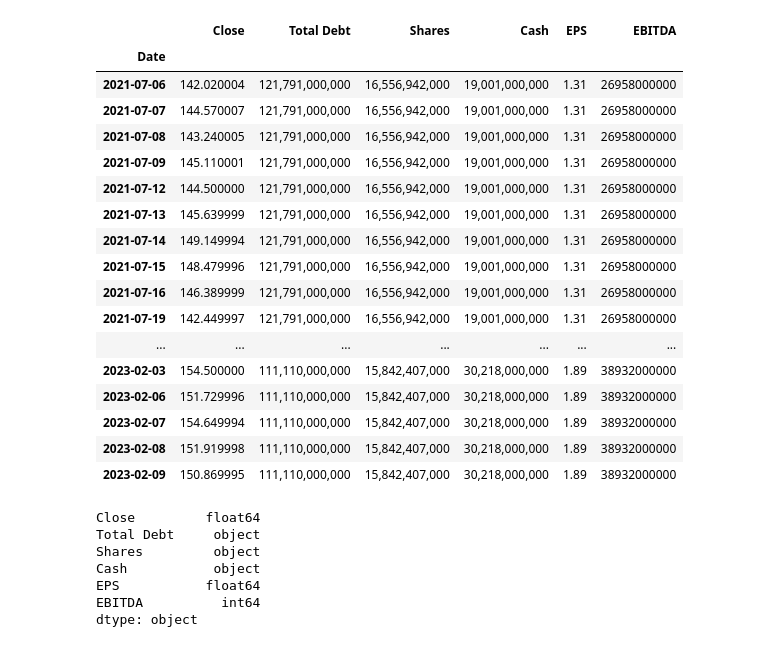
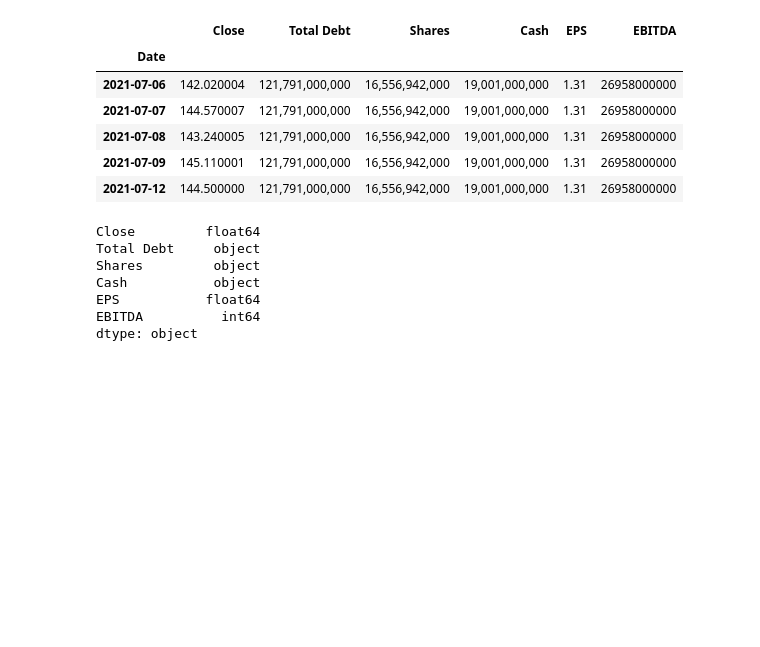
Before and after one commit to alexnovis1/Analyst_Rating, a Jupyter notebook: analyst_rating.ipynb, the cells around one changed output. Cells and saved outputs as stored; diff of their text form; code cells hidden in the pictures; blank space fills up the shorter version.

```diff
--- a/analyst_rating.ipynb
+++ b/analyst_rating.ipynb
@@ -394,26 +436,18 @@ aapl_8
 # %%
+# Concat Data for all time periods
 aapl_df = aapl_8.append(aapl_7).append(aapl_6).append(aapl_5).append(aapl_4).append(aapl_3).append(aapl_2).append(aapl_1)
 aapl_df.reset_index()
 aapl_df.sort_values(by="Date", ascending = True)
 aapl_df = aapl_df.drop(columns=["Open","High","Low","Adj Close", "Volume"])
-aapl_df
+
+# View first five rows of data
+aapl_df.head()
 # %% [output]
 |  | Close | Total Debt | Shares | Cash | EPS | EBITDA |
 | Date |  |  |  |  |  |  |
 | 2021-07-06 | 142.020004 | 121,791,000,000 | 16,556,942,000 | 19,001,000,000 | 1.31 | 26958000000 |
 | 2021-07-07 | 144.570007 | 121,791,000,000 | 16,556,942,000 | 19,001,000,000 | 1.31 | 26958000000 |
 | 2021-07-08 | 143.240005 | 121,791,000,000 | 16,556,942,000 | 19,001,000,000 | 1.31 | 26958000000 |
 | 2021-07-09 | 145.110001 | 121,791,000,000 | 16,556,942,000 | 19,001,000,000 | 1.31 | 26958000000 |
 | 2021-07-12 | 144.500000 | 121,791,000,000 | 16,556,942,000 | 19,001,000,000 | 1.31 | 26958000000 |
-| 2021-07-13 | 145.639999 | 121,791,000,000 | 16,556,942,000 | 19,001,000,000 | 1.31 | 26958000000 |
-| 2021-07-14 | 149.149994 | 121,791,000,000 | 16,556,942,000 | 19,001,000,000 | 1.31 | 26958000000 |
-| 2021-07-15 | 148.479996 | 121,791,000,000 | 16,556,942,000 | 19,001,000,000 | 1.31 | 26958000000 |
-| 2021-07-16 | 146.389999 | 121,791,000,000 | 16,556,942,000 | 19,001,000,000 | 1.31 | 26958000000 |
-| 2021-07-19 | 142.449997 | 121,791,000,000 | 16,556,942,000 | 19,001,000,000 | 1.31 | 26958000000 |
-| ... | ... | ... | ... | ... | ... | ... |
-| 2023-02-03 | 154.500000 | 111,110,000,000 | 15,842,407,000 | 30,218,000,000 | 1.89 | 38932000000 |
-| 2023-02-06 | 151.729996 | 111,110,000,000 | 15,842,407,000 | 30,218,000,000 | 1.89 | 38932000000 |
-| 2023-02-07 | 154.649994 | 111,110,000,000 | 15,842,407,000 | 30,218,000,000 | 1.89 | 38932000000 |
-| 2023-02-08 | 151.919998 | 111,110,000,000 | 15,842,407,000 | 30,218,000,000 | 1.89 | 38932000000 |
-| 2023-02-09 | 150.869995 | 111,110,000,000 | 15,842,407,000 | 30,218,000,000 | 1.89 | 38932000000 |
 # %%
```
Also changed, not shown: parts of 126 cells of this notebook, 29 other files.
